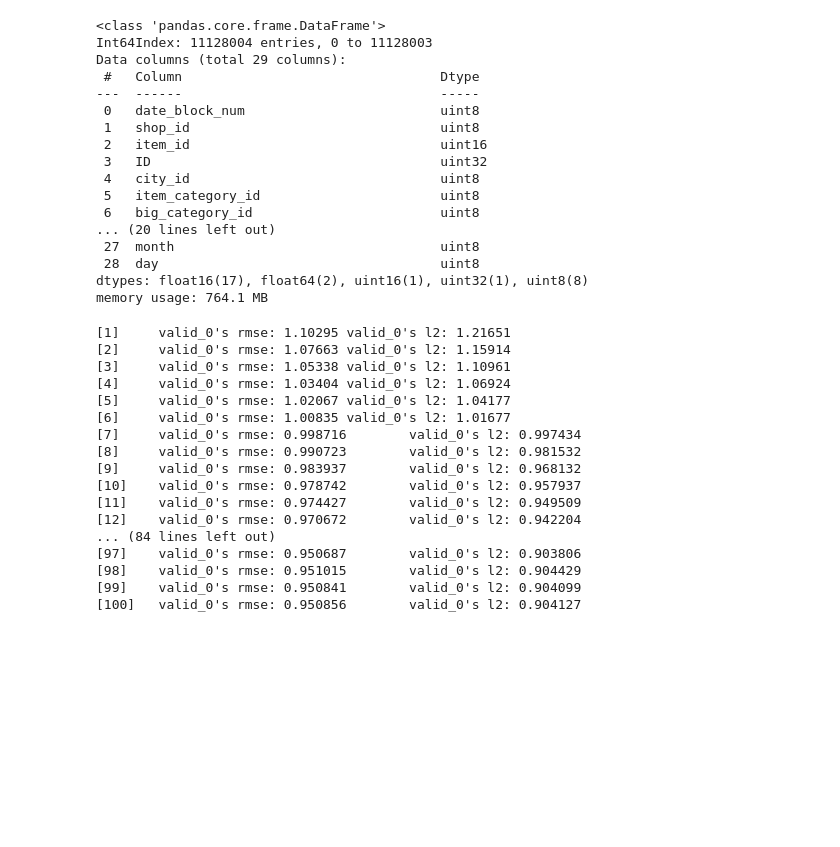
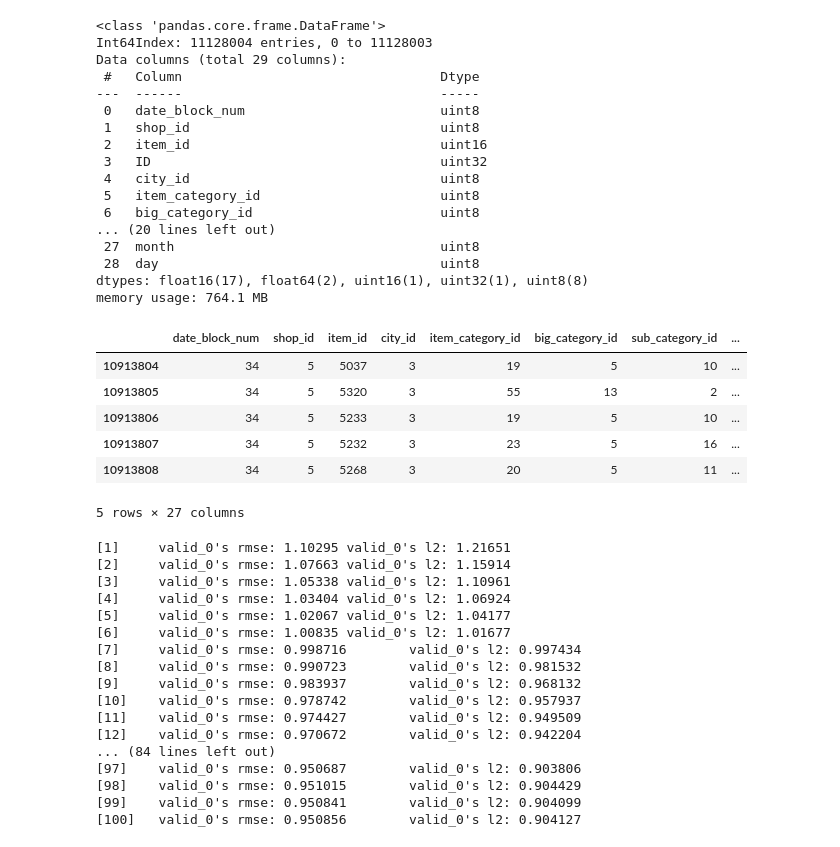
Before and after one commit to YMyuhei/FeaturePrediction_Kaggle, a Jupyter notebook: test-takahashi-matsunari-ver.ipynb, the cells around one changed output. Drawn from its saved outputs; the diff is of its cells as text; code cells hidden in the pictures; blank space fills up the shorter version.

Commit message:
Kaggle Notebook | test-takahashi(Matsunari.ver) | Version 8

```diff
--- a/test-takahashi-matsunari-ver.ipynb
+++ b/test-takahashi-matsunari-ver.ipynb
@@ -398,7 +404,17 @@ x_train = data_set[data_set['date_block_num'] <= 32][feature_cols]
 y_train = data_set[data_set['date_block_num'] <= 32][target_col]
 x_val = data_set[data_set['date_block_num'] == 33][feature_cols]
 y_val = data_set[data_set['date_block_num'] == 33][target_col]
-x_test = data_set[feature_cols]
+x_test = data_set[data_set['date_block_num'] == 34][feature_cols]
+# %%
+x_test.head()
+# %% [output]
+|  | date_block_num | shop_id | item_id | city_id | item_category_id | big_category_id | sub_category_id | ... |
+| 10913804 | 34 | 5 | 5037 | 3 | 19 | 5 | 10 | ... |
+| 10913805 | 34 | 5 | 5320 | 3 | 55 | 13 | 2 | ... |
+| 10913806 | 34 | 5 | 5233 | 3 | 19 | 5 | 10 | ... |
+| 10913807 | 34 | 5 | 5232 | 3 | 23 | 5 | 16 | ... |
+| 10913808 | 34 | 5 | 5268 | 3 | 20 | 5 | 11 | ... |
+5 rows × 27 columns
 # %%
 
 gbm = LGBMRegressor(n_jobs=-1)
```
Also changed, not shown: parts of 5 cells of this notebook.
